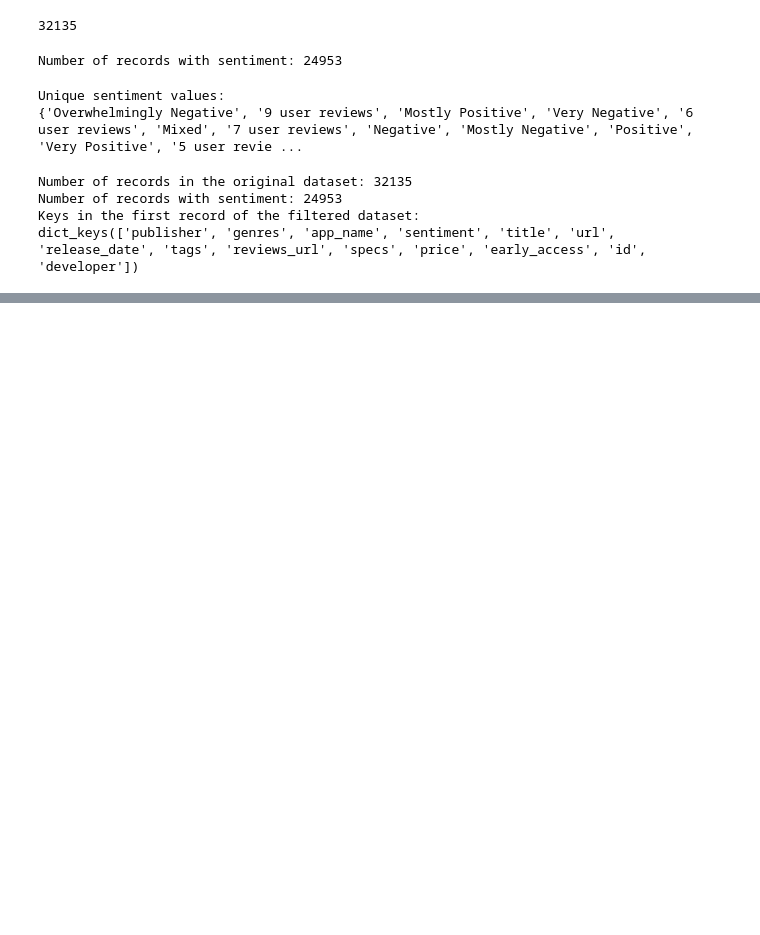
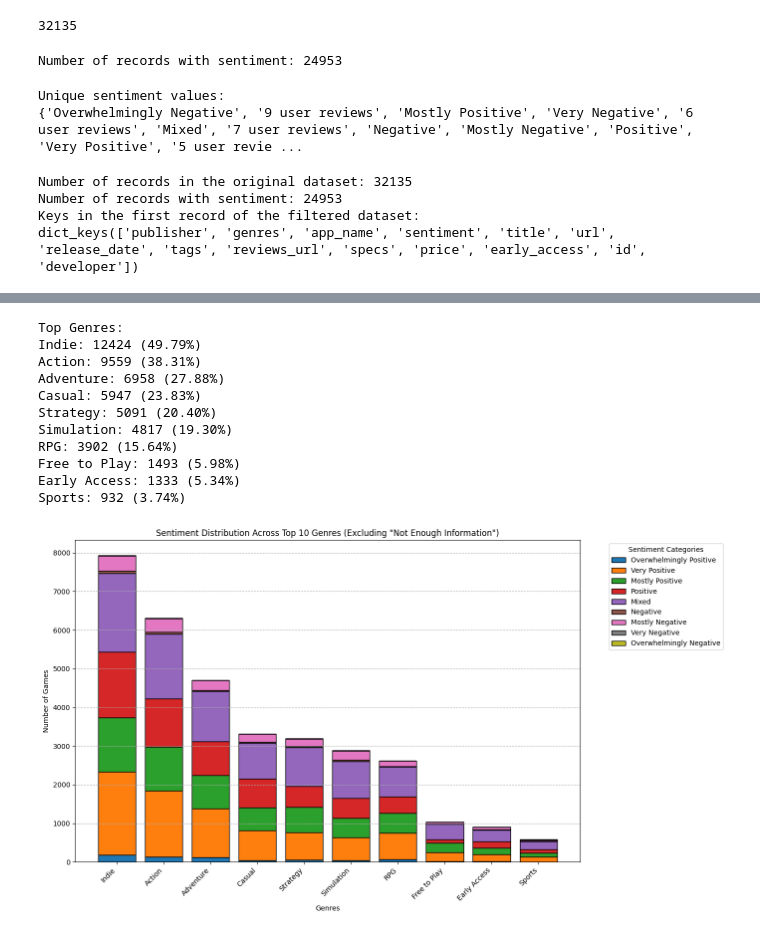
Before and after one commit to sek034/cse158_A2, a Jupyter notebook: A2_code.ipynb, the cells around one changed output, grey strips where cells are left out. Saved outputs shown, nothing was run; the diff lists cells and outputs as text; code cells hidden in the pictures; blank space fills up the shorter version.

```diff
--- a/A2_code.ipynb
+++ b/A2_code.ipynb
@@ -101,0 +167,54 @@ Not Enough Information: 9693 (38.85%)
+# %%
+# 1.4: Genre Analysis
+all_genres = [genre for game in filtered_dataset if 'genres' in game
+    for genre in game['genres']]
+
+genre_counts = Counter(all_genres)
+top_genres = genre_counts.most_common(10)
+print("Top Genres:")
+for genre, count in top_genres:
+    print(f"{genre}: {count} ({count / len(filtered_dataset) * 100:.2f}%)")
+
+valid_sentiments = [sentiment for sentiment in sentiment_order if sentiment != "Not Enough Information"]
+genre_sentiment_data = {genre: Counter() for genre, _ in top_genres}
+
+for game in filtered_dataset:
+    if 'genres' in game and 'sentiment' in game:
+        sentiment = filter_sentiment(game['sentiment'])
+        if sentiment != "Not Enough Information":
+            for genre in game['genres']:
+                if genre in genre_sentiment_data:
+                    genre_sentiment_data[genre][sentiment] += 1
+
+genre_labels = [genre for genre, _ in top_genres]
+sentiment_values = {sentiment: [genre_sentiment_data[genre].get(sentiment, 0) for genre in genre_labels]
+                    for sentiment in valid_sentiments}
+
+plt.figure(figsize=(14, 8))
+bottoms = np.zeros(len(genre_labels))
+
+for sentiment in valid_sentiments:
+    plt.bar(genre_labels, sentiment_values[sentiment], bottom=bottoms, label=sentiment, color=None, edgecolor="black")
+    bottoms += sentiment_values[sentiment]
+
+plt.xlabel('Genres')
+plt.ylabel('Number of Games')
+plt.title('Sentiment Distribution Across Top 10 Genres (Excluding "Not Enough Information")')
+plt.xticks(rotation=45, ha='right')
+plt.legend(title='Sentiment Categories', bbox_to_anchor=(1.05, 1), loc='upper left')
+plt.tight_layout()
+plt.grid(axis='y', linestyle='--')
+plt.show()
+# %% [output]
+Top Genres:
+Indie: 12424 (49.79%)
+Action: 9559 (38.31%)
+Adventure: 6958 (27.88%)
+Casual: 5947 (23.83%)
+Strategy: 5091 (20.40%)
+Simulation: 4817 (19.30%)
+RPG: 3902 (15.64%)
+Free to Play: 1493 (5.98%)
+Early Access: 1333 (5.34%)
+Sports: 932 (3.74%)
+[figure, added]
```
Also changed, not shown: parts of 5 cells of this notebook.
